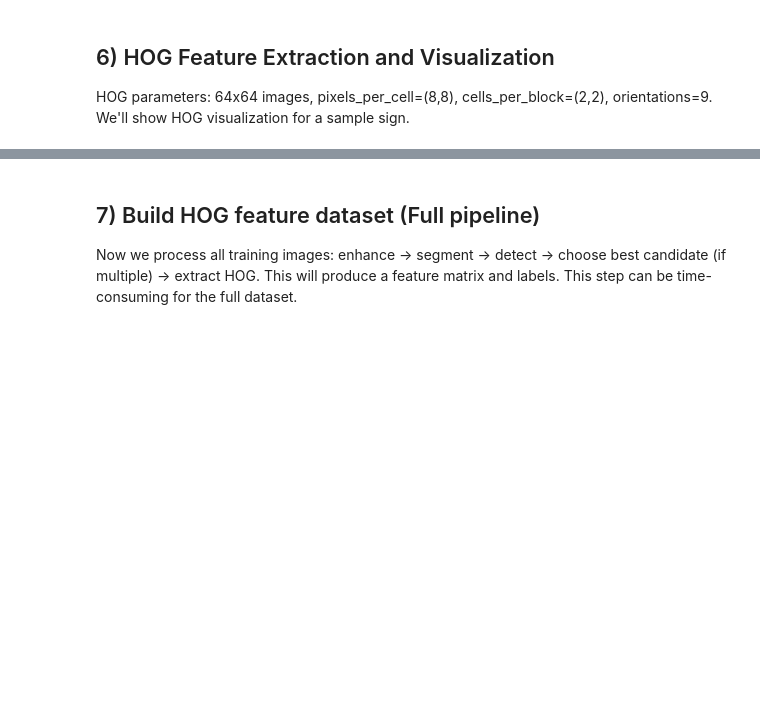
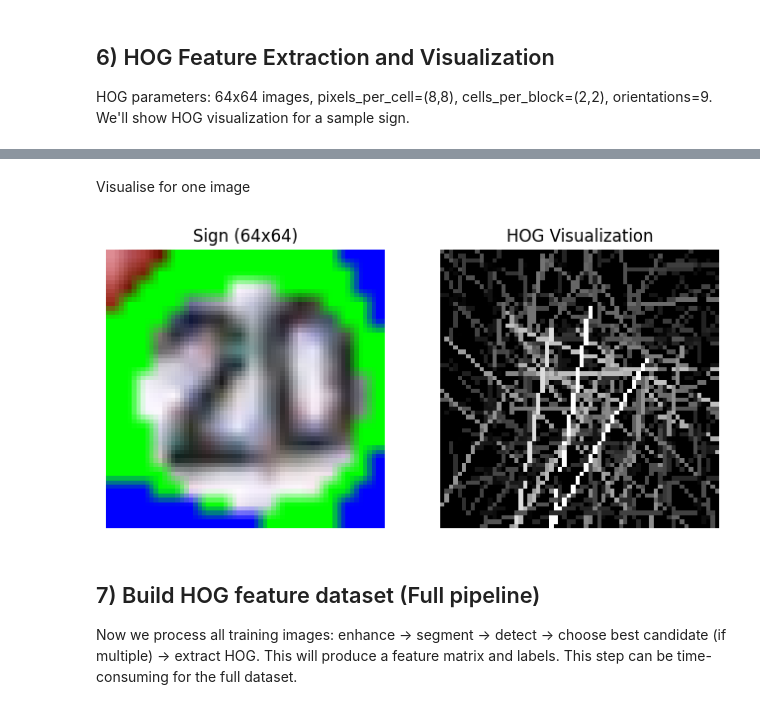
Before and after one commit to aryanthepain/Traffic_sign_recognition_using_SVM, a Jupyter notebook: Traffic_Sign_HOG_SVM_GTSRB_new.ipynb, the cells around one changed output, grey strips where cells are left out. Saved outputs shown, nothing was run; the diff lists cells and outputs as text; code cells hidden in the pictures; blank space fills up the shorter version.

```diff
--- a/Traffic_Sign_HOG_SVM_GTSRB_new.ipynb
+++ b/Traffic_Sign_HOG_SVM_GTSRB_new.ipynb
@@ -398,3 +396,17 @@ def extract_hog_features(img, visualize=False):
+# %% [markdown]
+Visualise for one image
+# %%
+# Visualize HOG for first detected crop (if any)
+if len(crops) > 0:
+    feat, hog_vis = extract_hog_features(crops[0], visualize=True)
+    plt.figure(figsize=(8,4))
+    plt.subplot(1,2,1); plt.title('Sign (64x64)'); plt.imshow(cv2.cvtColor(cv2.resize(crops[0], (64,64)), cv2.COLOR_BGR2RGB)); plt.axis('off')
+    plt.subplot(1,2,2); plt.title('HOG Visualization'); plt.imshow(hog_vis, cmap='gray'); plt.axis('off')
+    plt.show()
+else:
+    print('No crops detected for HOG visualization.')
+# %% [output]
+[figure, added]
 # %% [markdown]
 ## 7) Build HOG feature dataset (Full pipeline)
 
```
Also changed, not shown: parts of 9 cells of this notebook.
